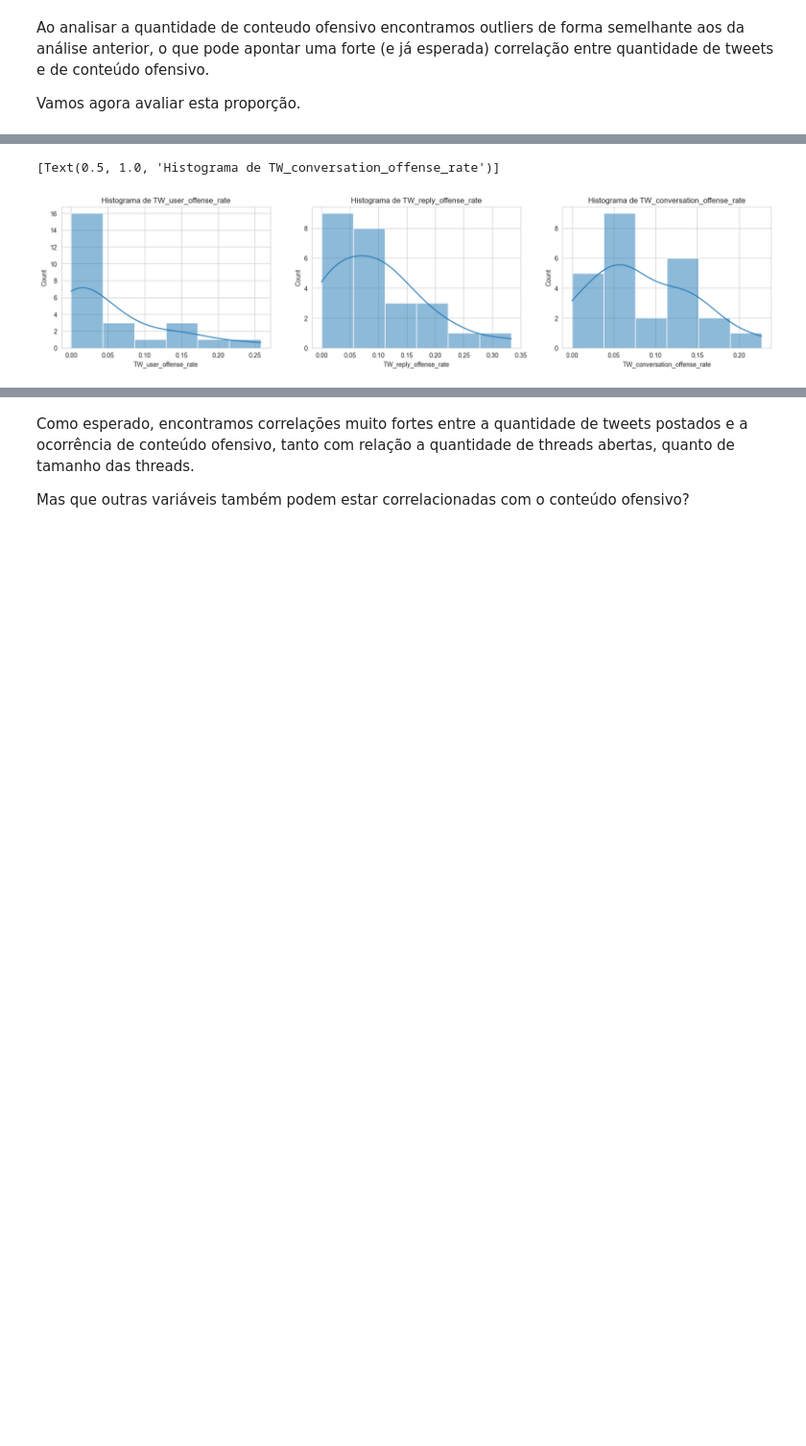
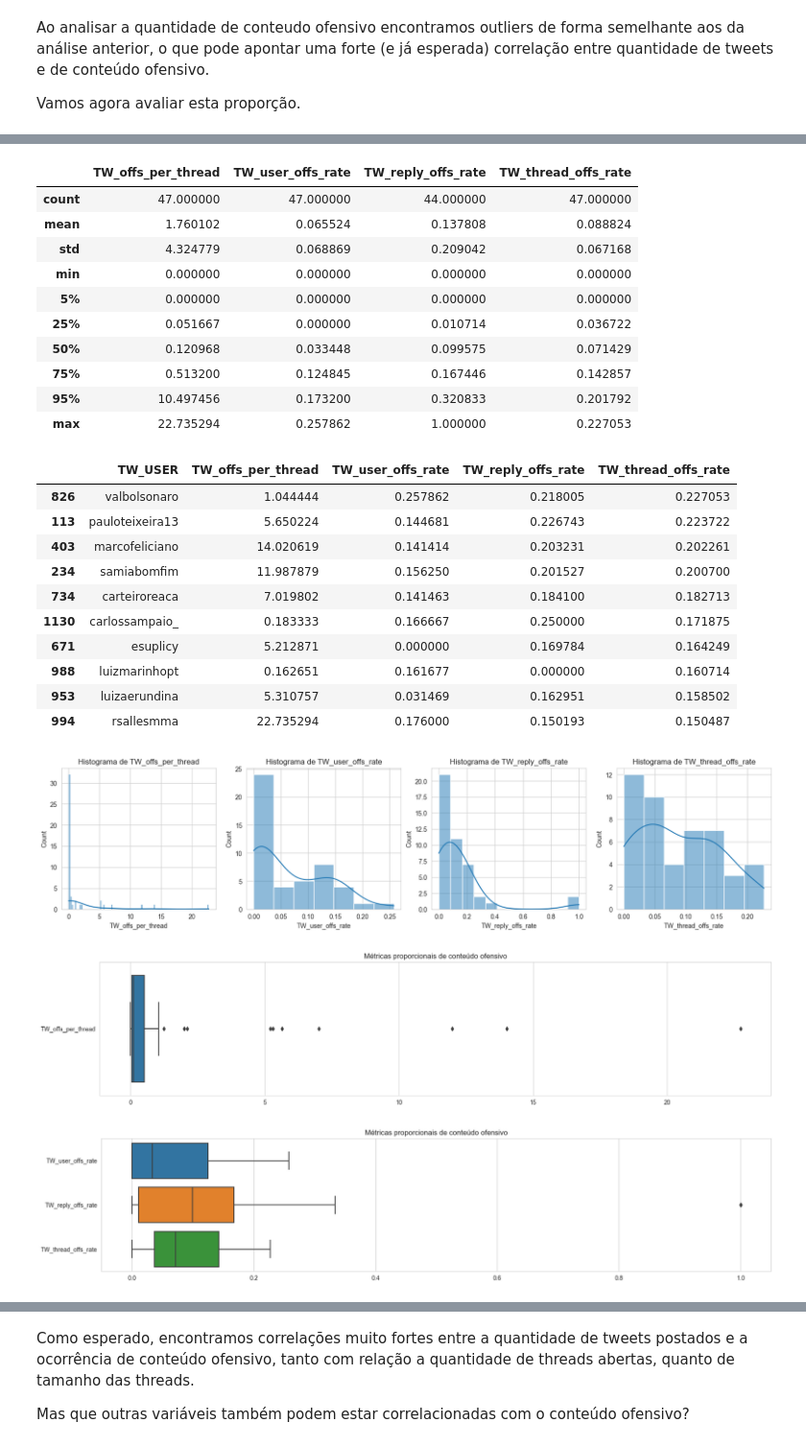
Before and after one commit to thiago-paim/projeto-tera, a Jupyter notebook: notebooks/ft_hf_results_analysis.ipynb, the cells around one changed output, grey strips where cells are left out. Shown at 96% size. Saved outputs shown, nothing was run; the diff lists cells and outputs as text; code cells hidden in the pictures; blank space fills up the shorter version.

```diff
--- a/notebooks/ft_hf_results_analysis.ipynb
+++ b/notebooks/ft_hf_results_analysis.ipynb
@@ -164,5 +201,5 @@ print(tweets_df.shape)
 # %%
-tweets_df.rename(columns={
+tts_df.rename(columns={
     "ft_rc_bert_base_label": "class_label",
     "ft_rc_bert_base_score": "class_score"
 }, inplace=True)
@@ -464,13 +762,16 @@ Ao analisar a quantidade de conteudo ofensivo encontramos outliers de forma seme
 
 Vamos agora avaliar esta proporção.
 # %%
-# Taxa de tweets ofensivos pelo total de tweets postados pelo usuário
-cand_df['TW_user_offense_rate'] = cand_df['TW_user_offenses'] / cand_df['TW_tweets']
+"""Taxa de tweets ofensivos por thread do usuário"""
+cand_df['TW_offs_per_thread'] = cand_df['TW_thread_offs'] / cand_df['TW_threads']
 
-# Taxa de replies ofensivas pelo total de replies recebidas pelo usuário
-cand_df['TW_reply_offense_rate'] = cand_df['TW_reply_offenses']/ cand_df['TW_replies']
+"""Taxa de tweets ofensivos pelo total de tweets postados pelo usuário"""
+cand_df['TW_user_offs_rate'] = cand_df['TW_user_offs'] / cand_df['TW_tweets']
 
-# Taxa de tweets ofensivos pelo total de tweets em threads do usuário
-cand_df['TW_conversation_offense_rate'] = cand_df['TW_conversation_offenses'] / cand_df['TW_conversation_tweets']
+"""Taxa de replies ofensivas pelo total de replies recebidas pelo usuário"""
+cand_df['TW_reply_offs_rate'] = cand_df['TW_reply_offs'] / cand_df['TW_replies']
 
-cand_df[['TW_user_offense_rate', 'TW_reply_offense_rate', 'TW_conversation_offense_rate']].describe()
+"""Taxa de tweets ofensivos pelo total de tweets em threads do usuário"""
+cand_df['TW_thread_offs_rate'] = cand_df['TW_thread_offs'] / cand_df['TW_thread_tts']
+
+offense_prop_cols = ['TW_offs_per_thread', 'TW_user_offs_rate', 'TW_reply_offs_rate', 'TW_thread_offs_rate']
@@ -487,26 +778,49 @@ cand_df[['TW_user_offense_rate', 'TW_reply_offense_rate', 'TW_conversation_offen
 # %%
-fig, ax = plt.subplots(1, 3, figsize=(20, 4))
+print_quant_data(
+    cand_df,
+    offense_prop_cols,
+    'TW_thread_offs_rate'
+)
 
-sns.histplot(
+plot_histograms(
     cand_df,
-    x='TW_user_offense_rate',
-    kde=True,
-    ax=ax[0]
-).set(title=f'Histograma de TW_user_offense_rate')
+    offense_prop_cols,
+)
 
-sns.histplot(
+plot_boxplots(
     cand_df,
-    x='TW_reply_offense_rate',
-    kde=True,
-    ax=ax[1]
-).set(title=f'Histograma de TW_reply_offense_rate')
+    [offense_prop_cols[0]],
+    title=f'Métricas proporcionais de conteúdo ofensivo',
+)
 
-sns.histplot(
+plot_boxplots(
     cand_df,
-    x='TW_conversation_offense_rate',
-    kde=True,
-    ax=ax[2]
-).set(title=f'Histograma de TW_conversation_offense_rate')
+    offense_prop_cols[1:],
+    title=f'Métricas proporcionais de conteúdo ofensivo',
+)
 # %% [output]
-[Text(0.5, 1.0, 'Histograma de TW_conversation_offense_rate')]
+|  | TW_offs_per_thread | TW_user_offs_rate | TW_reply_offs_rate | TW_thread_offs_rate |
+| count | 47.000000 | 47.000000 | 44.000000 | 47.000000 |
+| mean | 1.760102 | 0.065524 | 0.137808 | 0.088824 |
+| std | 4.324779 | 0.068869 | 0.209042 | 0.067168 |
+| min | 0.000000 | 0.000000 | 0.000000 | 0.000000 |
+| 5% | 0.000000 | 0.000000 | 0.000000 | 0.000000 |
+| 25% | 0.051667 | 0.000000 | 0.010714 | 0.036722 |
+| 50% | 0.120968 | 0.033448 | 0.099575 | 0.071429 |
+| 75% | 0.513200 | 0.124845 | 0.167446 | 0.142857 |
+| 95% | 10.497456 | 0.173200 | 0.320833 | 0.201792 |
+| max | 22.735294 | 0.257862 | 1.000000 | 0.227053 |
+|  | TW_USER | TW_offs_per_thread | TW_user_offs_rate | TW_reply_offs_rate | TW_thread_offs_rate |
+| 826 | valbolsonaro | 1.044444 | 0.257862 | 0.218005 | 0.227053 |
+| 113 | pauloteixeira13 | 5.650224 | 0.144681 | 0.226743 | 0.223722 |
+| 403 | marcofeliciano | 14.020619 | 0.141414 | 0.203231 | 0.202261 |
+| 234 | samiabomfim | 11.987879 | 0.156250 | 0.201527 | 0.200700 |
+| 734 | carteiroreaca | 7.019802 | 0.141463 | 0.184100 | 0.182713 |
+| 1130 | carlossampaio_ | 0.183333 | 0.166667 | 0.250000 | 0.171875 |
+| 671 | esuplicy | 5.212871 | 0.000000 | 0.169784 | 0.164249 |
+| 988 | luizmarinhopt | 0.162651 | 0.161677 | 0.000000 | 0.160714 |
+| 953 | luizaerundina | 5.310757 | 0.031469 | 0.162951 | 0.158502 |
+| 994 | rsallesmma | 22.735294 | 0.176000 | 0.150193 | 0.150487 |
-[figure, old version]
+[figure, new version]
+[figure, added]
+[figure, added]
```
Also changed, not shown: parts of 70 cells of this notebook, 1 other file.
